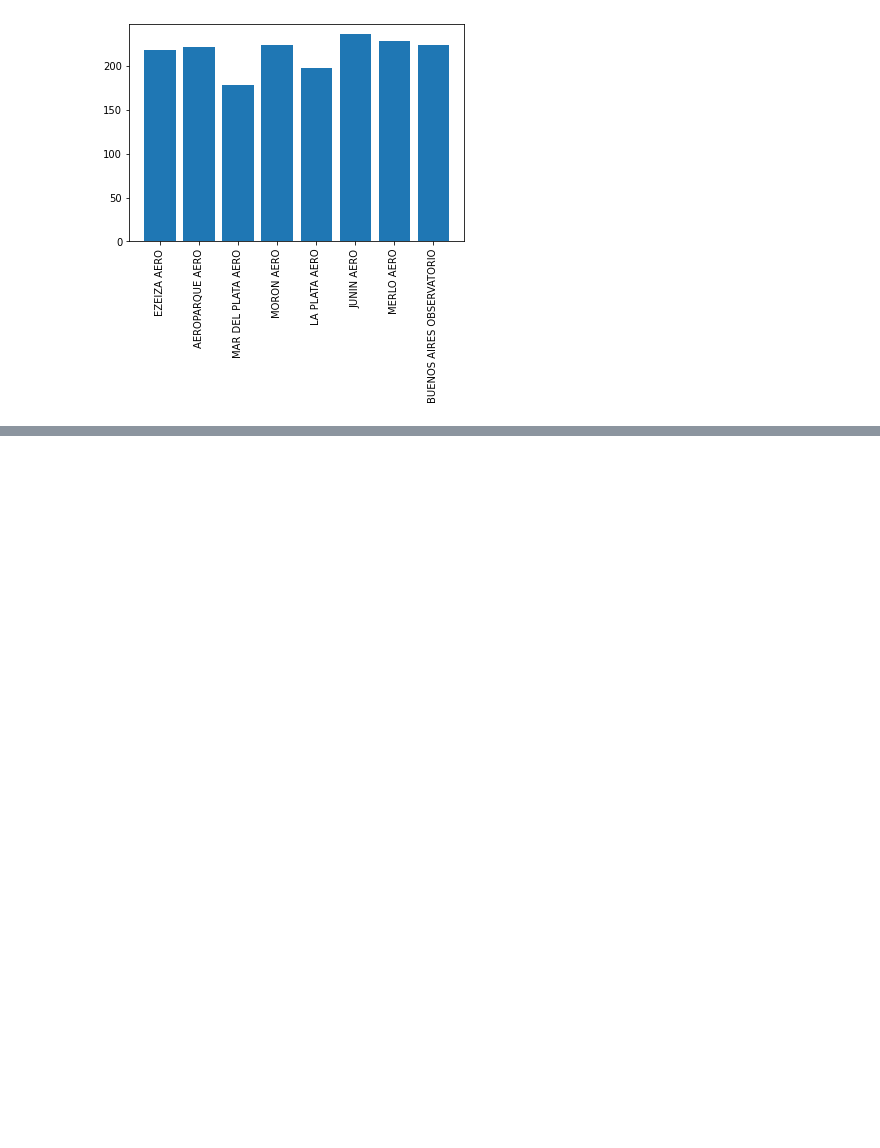
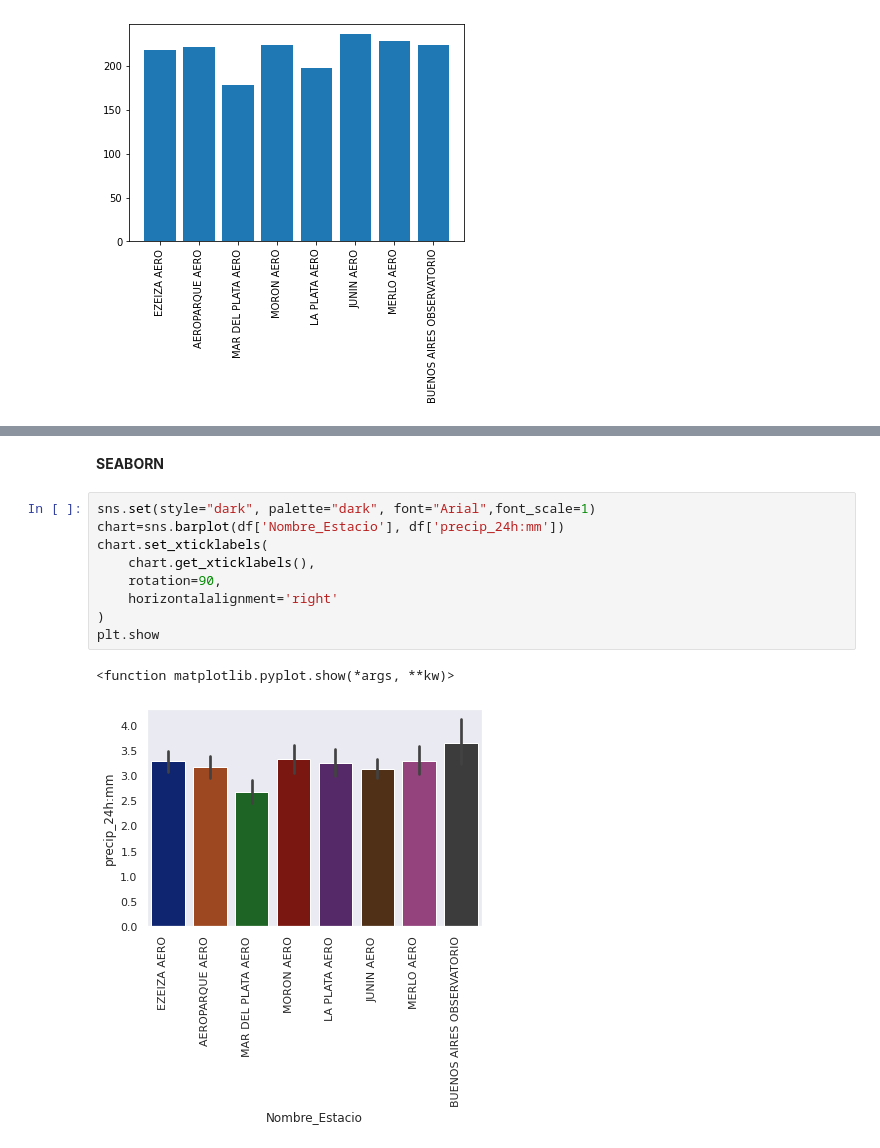
Before and after one commit to luisalfonso634/C2-G13-m, a Jupyter notebook: WeatherDataSet_2.ipynb, the cells around one changed output, grey strips where cells are left out. Cells and saved outputs as stored; diff of their text form; blank space fills up the shorter version.

```diff
--- a/WeatherDataSet_2.ipynb
+++ b/WeatherDataSet_2.ipynb
@@ -387,0 +214,14 @@ plt.xticks(rotation=90)
+# %% [markdown]
+**SEABORN**
+# %%
+sns.set(style="dark", palette="dark", font="Arial",font_scale=1)
+chart=sns.barplot(df['Nombre_Estacio'], df['precip_24h:mm'])
+chart.set_xticklabels(
+    chart.get_xticklabels(),
+    rotation=90,
+    horizontalalignment='right'
+)
+plt.show
+# %% [output]
+<function matplotlib.pyplot.show(*args, **kw)>
+[figure, added]
```
Also changed, not shown: parts of 53 cells of this notebook.
